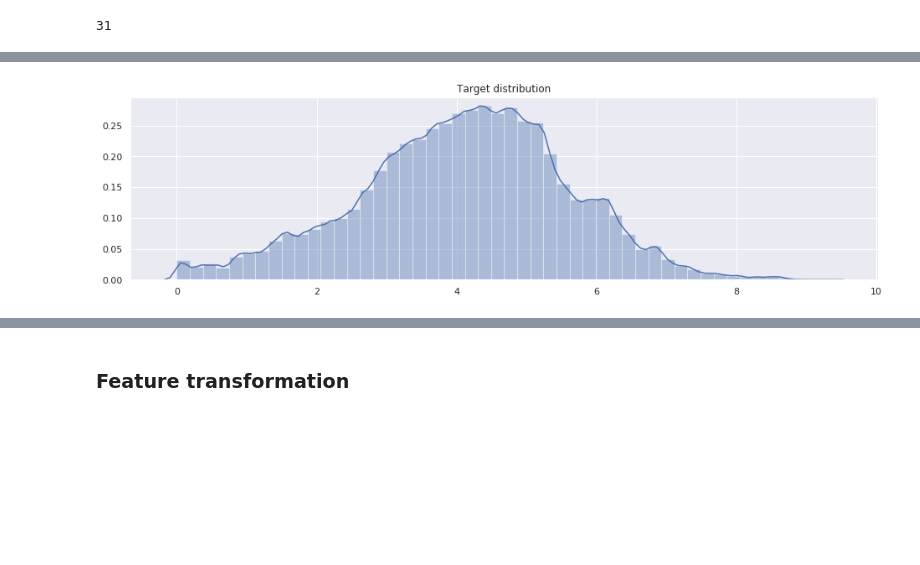
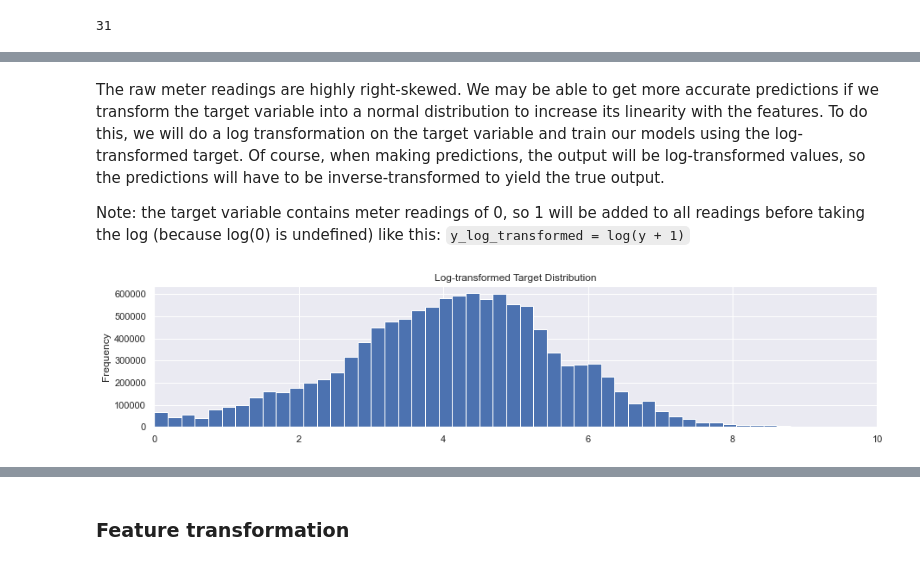
Before and after one commit to tri-bui/energy-predictor, a Jupyter notebook: notebooks/04-modeling.ipynb, the cells around one changed output, grey strips where cells are left out. Cells and saved outputs as stored; diff of their text form; code cells hidden in the pictures; blank space fills up the shorter version.

```diff
--- a/notebooks/04-modeling.ipynb
+++ b/notebooks/04-modeling.ipynb
@@ -136,0 +115,5 @@ memory usage: 1.1+ GB
+# %%
+# Drop features
+to_drop = ['site_id', 'building_id', 'dew_temperature', 'timestamp', 'month', 'dayofweek']
+electricity.drop(to_drop, axis=1, inplace=True)
+electricity.info()
@@ -137,7 +142,6 @@ memory usage: 1.1+ GB
 # %%
-# Split data and target
-Xe = train_df[0].drop('meter_reading', axis=1).copy()
-ye = train_df[0][['meter_reading']].copy()
-print(Xe.shape)
-print(ye.shape)
+# Split features and target
+Xe = electricity.drop('meter_reading', axis=1).copy()
+ye = electricity['meter_reading'].copy()
+Xe.shape, ye.shape
 # %% [output]
@@ -151,8 +156,12 @@ plt.title('Target distribution');
+# %% [markdown]
+The raw meter readings are highly right-skewed. We may be able to get more accurate predictions if we transform the target variable into a normal distribution to increase its linearity with the features. To do this, we will do a log transformation on the target variable and train our models using the log-transformed target. Of course, when making predictions, the output will be log-transformed values, so the predictions will have to be inverse-transformed to yield the true output.
+
+Note: the target variable contains meter readings of 0, so 1 will be added to all readings before taking the log (because log(0) is undefined) like this: `y_log_transformed = log(y + 1)`
 # %%
-# Log transform target variable
+# Log transform the target variable
 ye = np.log1p(ye)
-sns.distplot(ye)
-plt.title('Target distribution');
+ye.plot(kind='hist', bins=50, title='Log-transformed Target Distribution', xlim=(0, 10))
+plt.show()
 # %% [output]
-[figure, old version]
+[figure, new version]
 # %%
```
Also changed, not shown: parts of 12 cells of this notebook, 1 other file.
